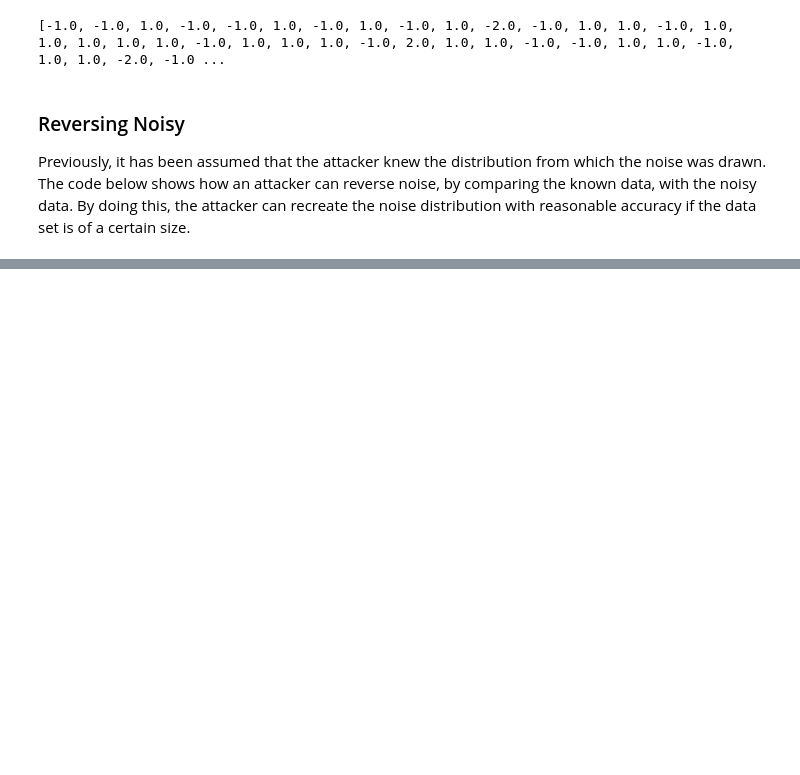
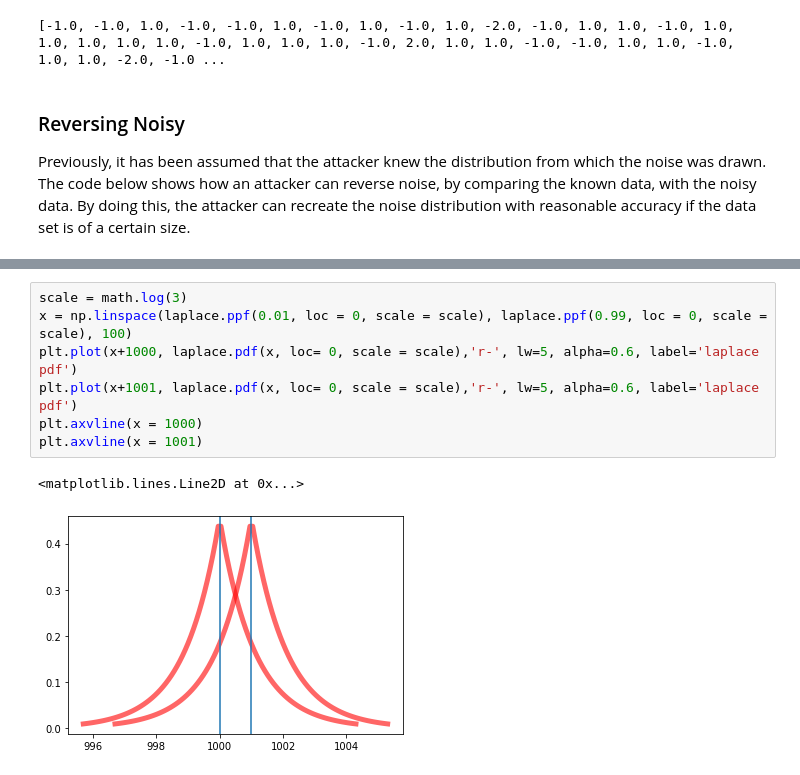
Before and after one commit to emil565a/DifferentialPrivacy_BachelorProject, a Jupyter notebook: Project.ipynb, the cells around one changed output, grey strips where cells are left out. Drawn from its saved outputs; the diff is of its cells as text; blank space fills up the shorter version.

```diff
--- a/Project.ipynb
+++ b/Project.ipynb
@@ -1952,0 +1920,10 @@ counterDict = reverseNoise(OGvalue,Noisyvalue, T, eps)
+# %%
+scale = math.log(3)
+x = np.linspace(laplace.ppf(0.01, loc = 0, scale = scale), laplace.ppf(0.99, loc = 0, scale = scale), 100)
+plt.plot(x+1000, laplace.pdf(x, loc= 0, scale = scale),'r-', lw=5, alpha=0.6, label='laplace pdf')
+plt.plot(x+1001, laplace.pdf(x, loc= 0, scale = scale),'r-', lw=5, alpha=0.6, label='laplace pdf')
+plt.axvline(x = 1000)
+plt.axvline(x = 1001)
+# %% [output]
+<matplotlib.lines.Line2D at 0x...>
+[figure, added]
```
Also changed, not shown: parts of 26 cells of this notebook, 3 other files.
